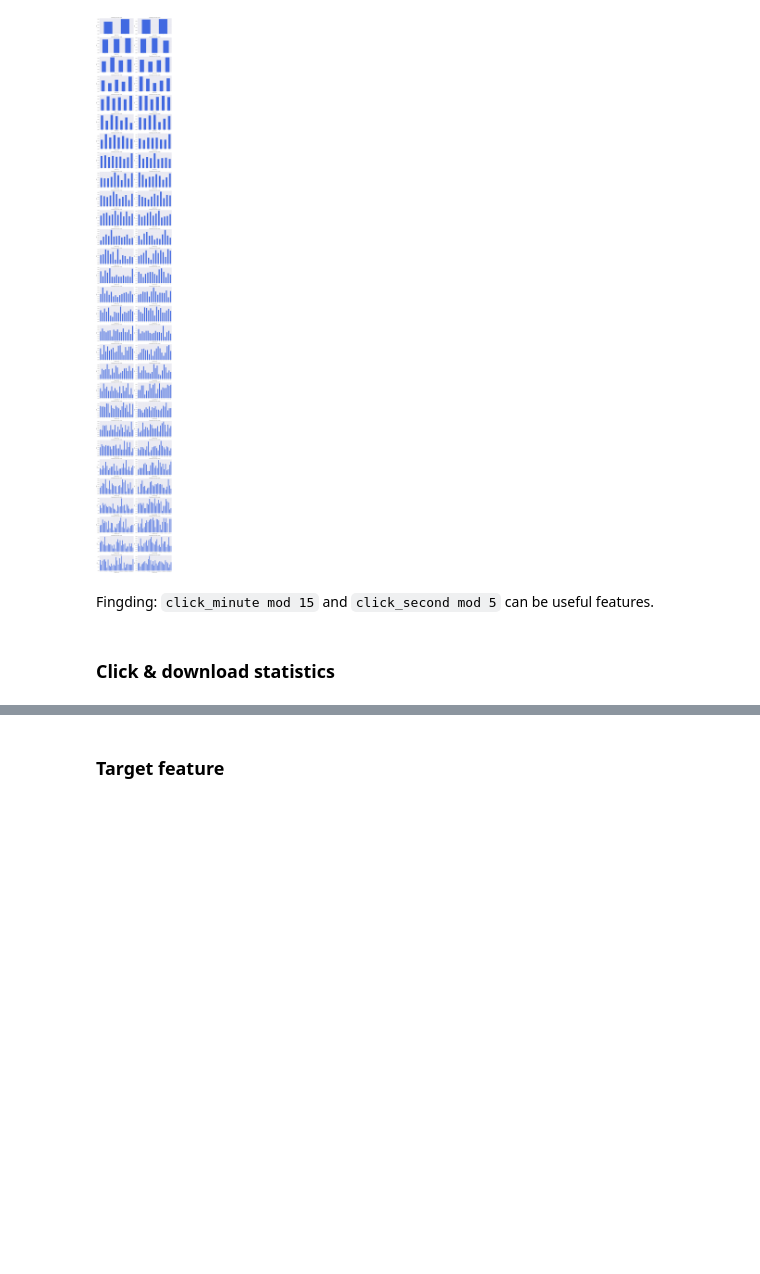
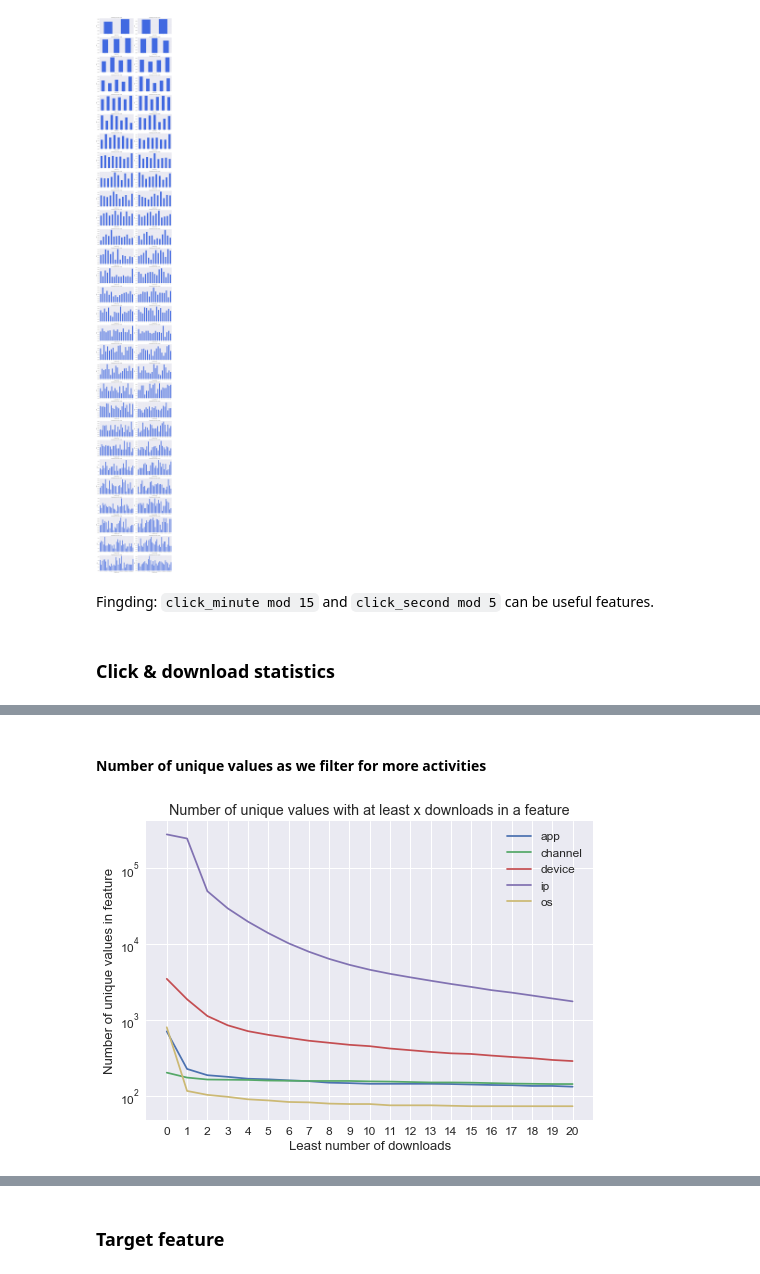
Before and after one commit to ligz08/Kaggle-TalkingData-AdTracking-Fraud-Detection, a Jupyter notebook: python/1 Explore.ipynb, the cells around one changed output, grey strips where cells are left out. Saved outputs shown, nothing was run; the diff lists cells and outputs as text; code cells hidden in the pictures; blank space fills up the shorter version.

```diff
--- a/python/1 Explore.ipynb
+++ b/python/1 Explore.ipynb
@@ -312,0 +255,16 @@ for ft in cat_cols:
+# %% [markdown]
+#### Number of unique values as we filter for more activities
+# %%
+unique_values_ = {}
+for ft in original_features:
+    unique_values_[ft] = [(stats_by_[ft]['downloads_by_'+ft]>=n).sum() for n in range(21)]
+
+pd.DataFrame(unique_values_).plot.line()
+plt.yscale('log')
+plt.xlabel('Least number of downloads')
+plt.ylabel('Number of unique values in feature')
+plt.title('Number of unique values with at least x downloads in a feature')
+plt.xticks(range(21))
+plt.show()
+# %% [output]
+[figure, added]
```
Also changed, not shown: parts of 11 cells of this notebook, 30 other files.
